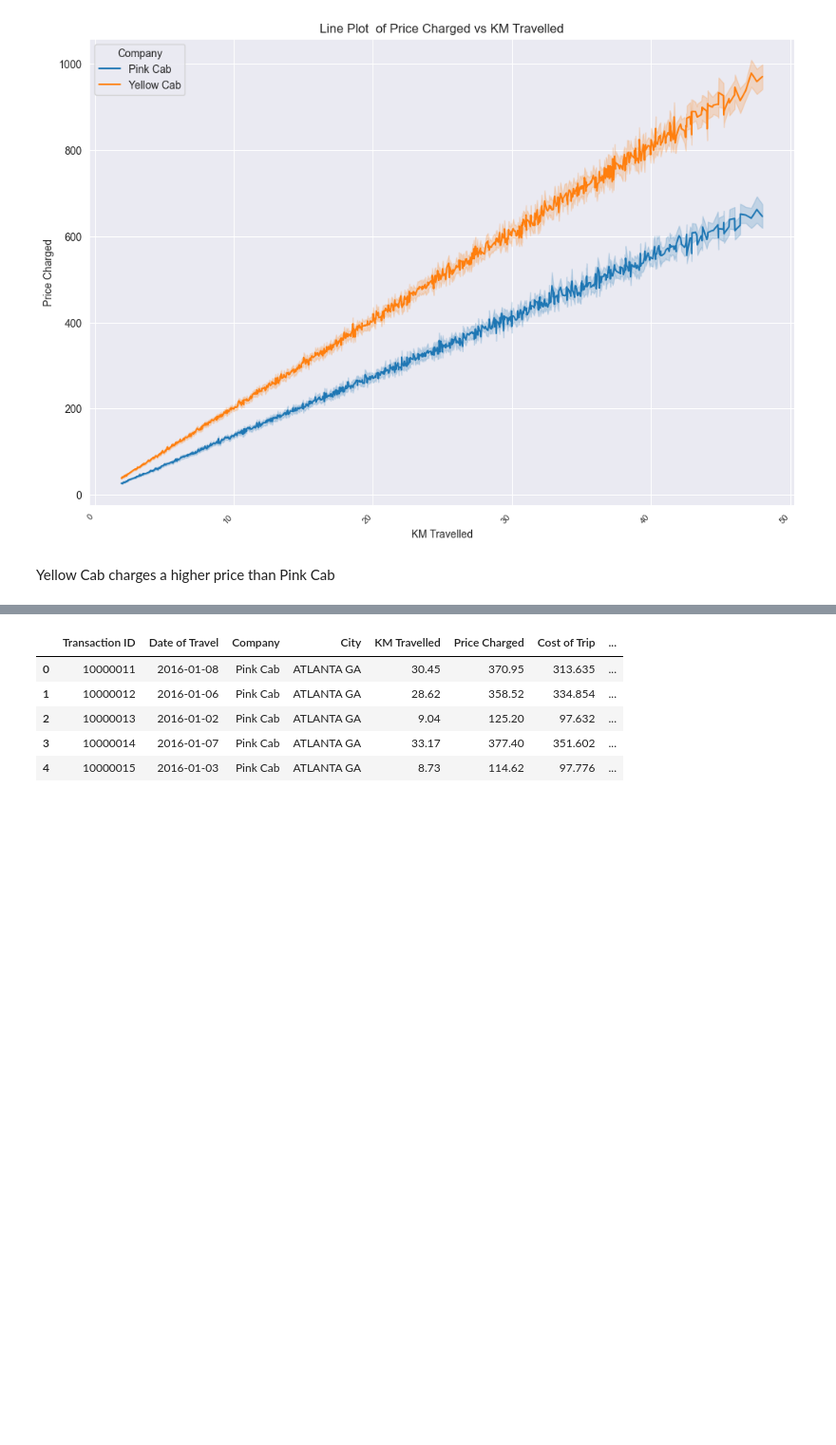
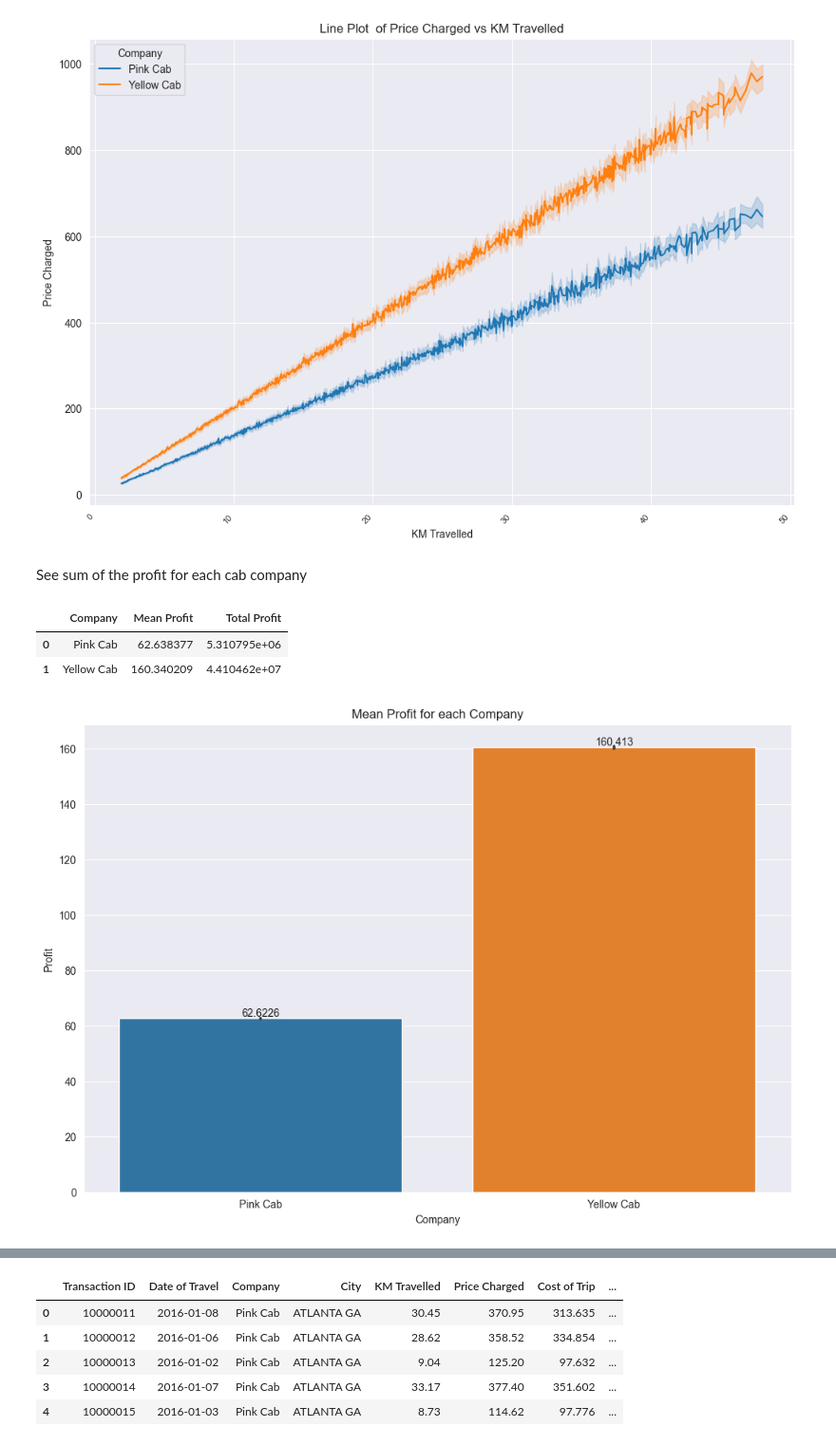
Before and after one commit to MuhammadNurilHuda/G2M-Cab-Investment, a Jupyter notebook: Data Preparation.ipynb, the cells around one changed output, grey strips where cells are left out. Shown at 95% size. Drawn from its saved outputs; the diff is of its cells as text; code cells hidden in the pictures; blank space fills up the shorter version.

Commit message:
update profit analysis

```diff
--- a/Data Preparation.ipynb
+++ b/Data Preparation.ipynb
@@ -627,5 +627,22 @@ plt.xticks(rotation=45, ha='right', fontsize=8)
 plt.show()
 # %% [output]
 [figure]
-# %% [markdown]
-Yellow Cab charges a higher price than Pink Cab
+# %% [markdown]
+See sum of the profit for each cab company
+# %%
+df_grouped = df_used.groupby(['Company']).agg({'Profit':['mean', 'sum']}).reset_index()
+df_grouped.columns = ['Company', 'Mean Profit', 'Total Profit']
+df_grouped.head()
+# %% [output]
+|  | Company | Mean Profit | Total Profit |
+| 0 | Pink Cab | 62.638377 | 5.310795e+06 |
+| 1 | Yellow Cab | 160.340209 | 4.410462e+07 |
+# %%
+ax = sns.barplot(data=df_grouped, x='Company', y='Mean Profit')
+plt.title('Mean Profit for each Company')
+plt.xlabel('Company')
+plt.ylabel('Profit')
+ax.bar_label(ax.containers[0], fontsize=10)
+plt.show()
+# %% [output]
+[figure, added]
```
Also changed, not shown: parts of 13 cells of this notebook.
